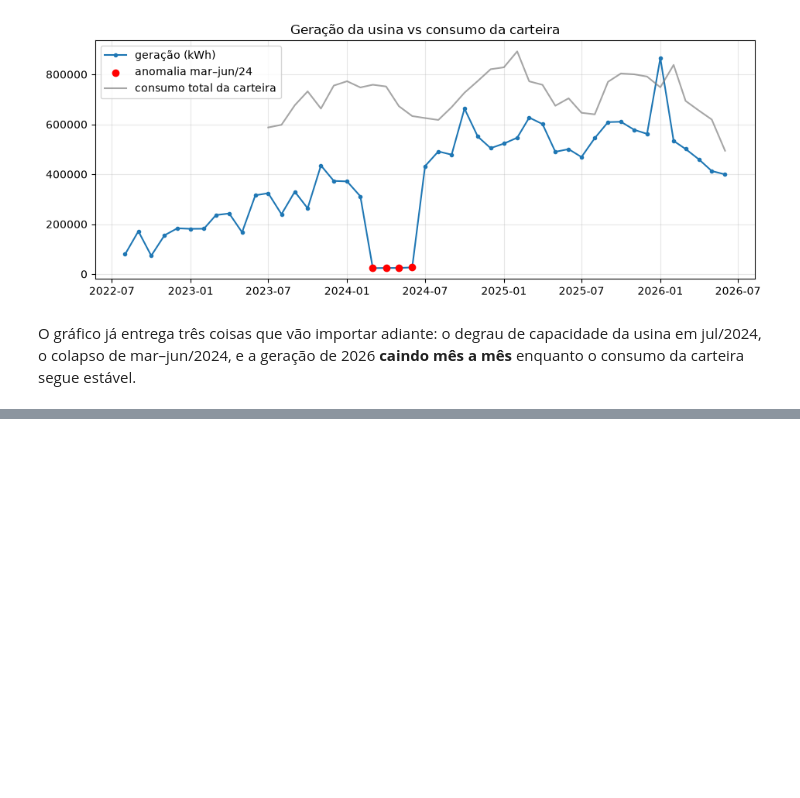
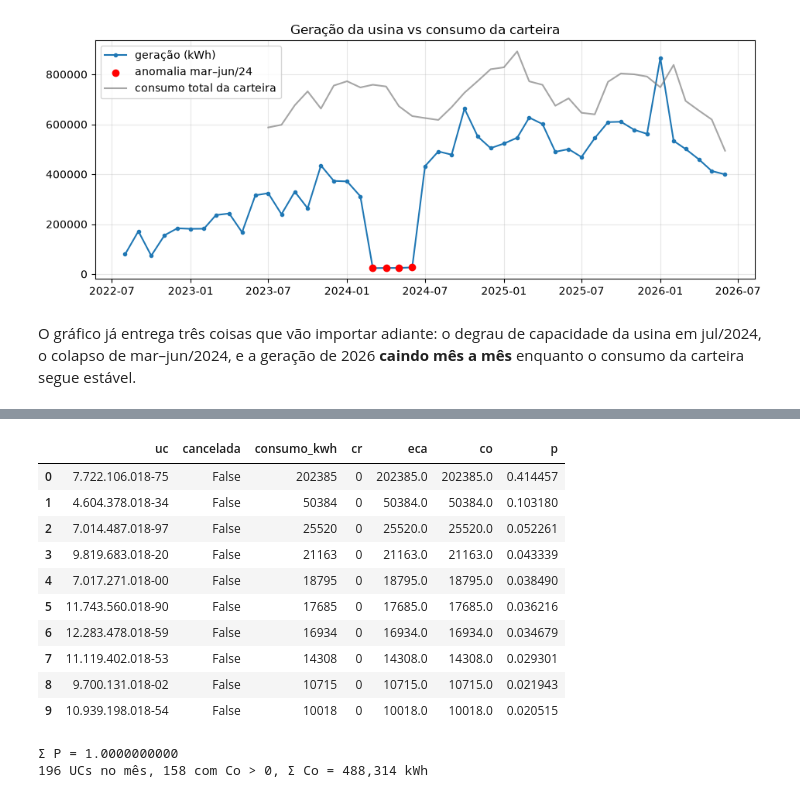
Before and after one commit to ricardomdcj/Pesquisador-em-Ciencia-de-Dados-PD-Inteligencia-Energetica-Bolsista-10072026, a Jupyter notebook: solucao.ipynb, the cells around one changed output, grey strips where cells are left out. Cells and saved outputs as stored; diff of their text form; code cells hidden in the pictures; blank space fills up the shorter version.

Commit message:
Q1/Q2: cobertura e rateio em funcao vetorizada + mesma conta em SQL (DuckDB)

```diff
--- a/solucao.ipynb
+++ b/solucao.ipynb
@@ -176,0 +187,39 @@ enquanto o consumo da carteira segue estável.
+# %%
+OPF = 1.0  # quota de perfil
+D = 0.0    # custo de disponibilidade
+
+
+def calcular_rateio(cu, mes_base, opf=OPF, d=D):
+    """ECA, cobertura (Co) e percentual de rateio (P) das UCs de um mês."""
+    m = cu.loc[cu["mes"] == mes_base, ["uc", "cancelada", "consumo_kwh", "saldo_kwh"]].copy()
+    m = m.rename(columns={"saldo_kwh": "cr"})
+    m["eca"] = m["consumo_kwh"] * opf
+    m["co"] = np.maximum(m["eca"] - (m["cr"] + d), 0.0)
+    soma_co = m["co"].sum()
+    m["p"] = m["co"] / soma_co if soma_co > 0 else 0.0
+    return m.sort_values("p", ascending=False).reset_index(drop=True)
+
+
+MES_BASE = pd.Timestamp("2026-06-01")
+rateio = calcular_rateio(consumo, MES_BASE)
+rateio.head(10)
+# %% [output]
+|  | uc | cancelada | consumo_kwh | cr | eca | co | p |
+| 0 | 7.722.106.018-75 | False | 202385 | 0 | 202385.0 | 202385.0 | 0.414457 |
+| 1 | 4.604.378.018-34 | False | 50384 | 0 | 50384.0 | 50384.0 | 0.103180 |
+| 2 | 7.014.487.018-97 | False | 25520 | 0 | 25520.0 | 25520.0 | 0.052261 |
+| 3 | 9.819.683.018-20 | False | 21163 | 0 | 21163.0 | 21163.0 | 0.043339 |
+| 4 | 7.017.271.018-00 | False | 18795 | 0 | 18795.0 | 18795.0 | 0.038490 |
+| 5 | 11.743.560.018-90 | False | 17685 | 0 | 17685.0 | 17685.0 | 0.036216 |
+| 6 | 12.283.478.018-59 | False | 16934 | 0 | 16934.0 | 16934.0 | 0.034679 |
+| 7 | 11.119.402.018-53 | False | 14308 | 0 | 14308.0 | 14308.0 | 0.029301 |
+| 8 | 9.700.131.018-02 | False | 10715 | 0 | 10715.0 | 10715.0 | 0.021943 |
+| 9 | 10.939.198.018-54 | False | 10018 | 0 | 10018.0 | 10018.0 | 0.020515 |
+# %%
+print(f"Σ P = {rateio['p'].sum():.10f}")
+assert abs(rateio["p"].sum() - 1) < 1e-9
+print(f"{len(rateio)} UCs no mês, {(rateio['co'] > 0).sum()} com Co > 0, "
+      f"Σ Co = {rateio['co'].sum():,.0f} kWh")
+# %% [output]
+Σ P = 1.0000000000
+196 UCs no mês, 158 com Co > 0, Σ Co = 488,314 kWh
```
Also changed, not shown: parts of 5 cells of this notebook.
